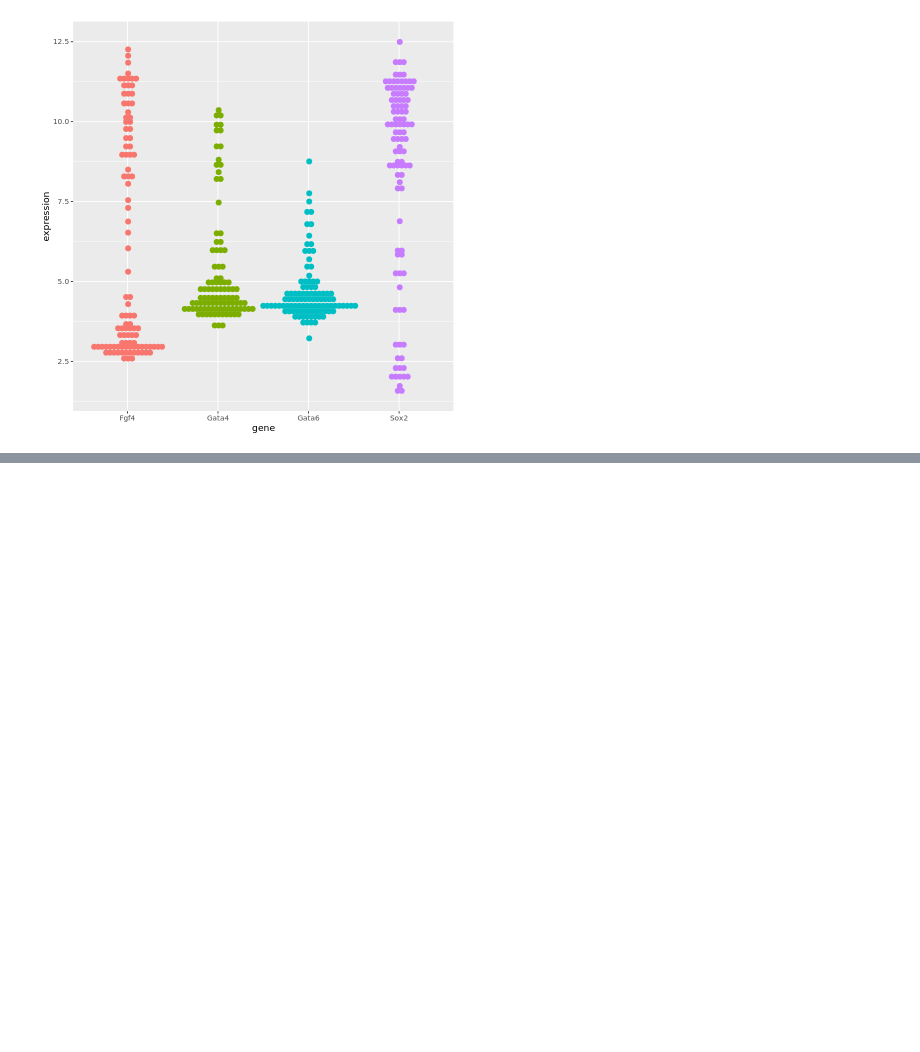
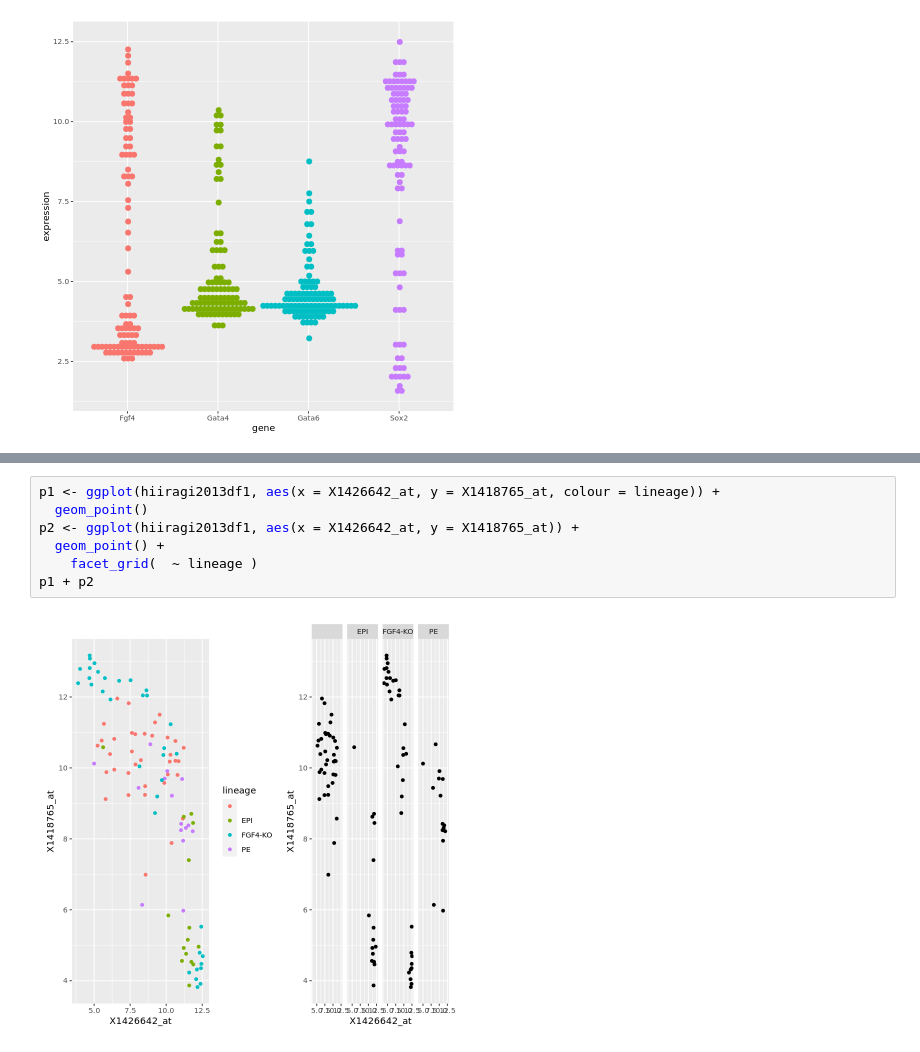
Before and after one commit to JShermanK1/binder_r_conda, a Jupyter notebook: Data_Club_ggplot2_tutorial.ipynb, the cells around one changed output, grey strips where cells are left out. Drawn from its saved outputs; the diff is of its cells as text; blank space fills up the shorter version.

```diff
--- a/Data_Club_ggplot2_tutorial.ipynb
+++ b/Data_Club_ggplot2_tutorial.ipynb
@@ -165,0 +218,9 @@ ERROR: Error in library("ggbeeswarm"): there is no package called ‘ggbeeswarm
+# %%
+p1 <- ggplot(hiiragi2013df1, aes(x = X1426642_at, y = X1418765_at, colour = lineage)) +
+  geom_point()
+p2 <- ggplot(hiiragi2013df1, aes(x = X1426642_at, y = X1418765_at)) +
+  geom_point() +
+    facet_grid(  ~ lineage )
+p1 + p2
+# %% [output]
+[figure, added]
```
Also changed, not shown: parts of 11 cells of this notebook.
